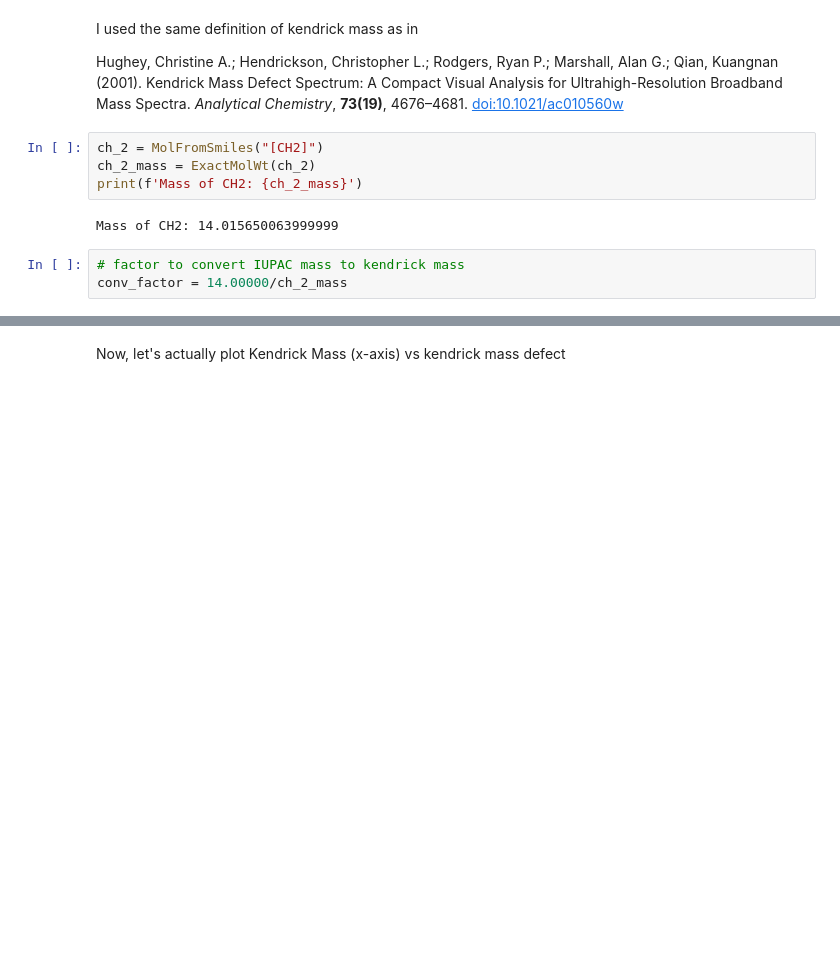
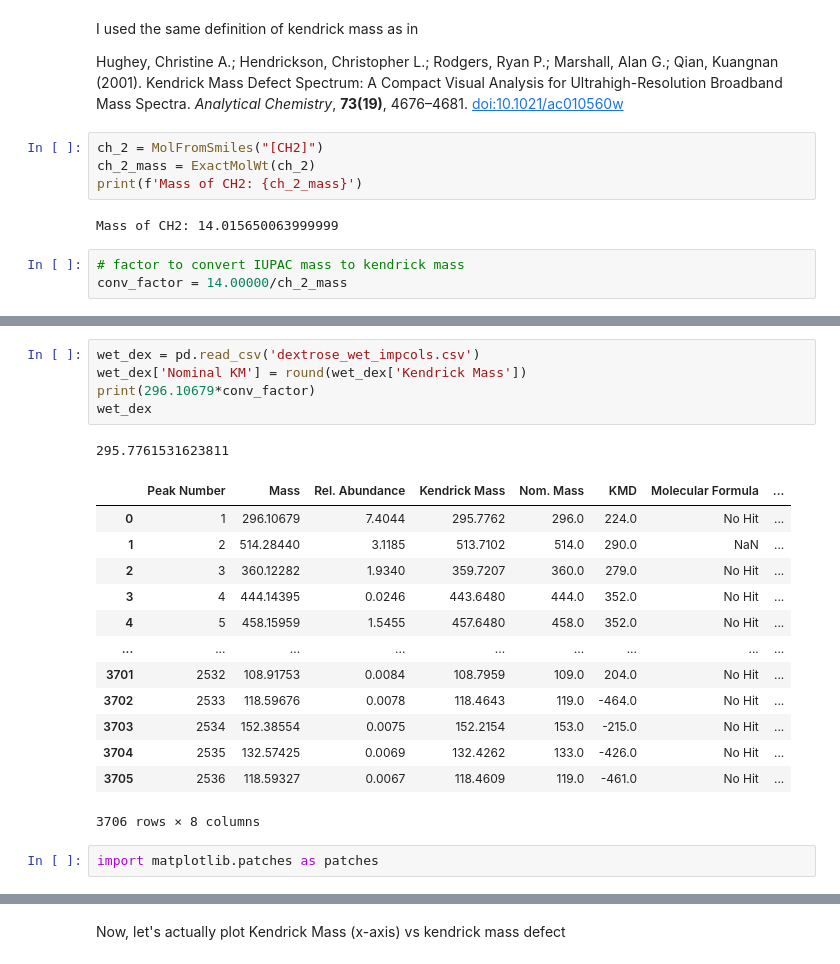
Before and after one commit to Reaction-Space-Explorer/reac-space-exp, a Jupyter notebook: plots/kmd_spectrum.ipynb, the cells around one changed output, grey strips where cells are left out. Saved outputs shown, nothing was run; the diff lists cells and outputs as text; blank space fills up the shorter version.

```diff
--- a/plots/kmd_spectrum.ipynb
+++ b/plots/kmd_spectrum.ipynb
@@ -20,0 +64,22 @@ conv_factor = 14.00000/ch_2_mass
+# %%
+wet_dex = pd.read_csv('dextrose_wet_impcols.csv')
+wet_dex['Nominal KM'] = round(wet_dex['Kendrick Mass'])
+print(296.10679*conv_factor)
+wet_dex
+# %% [output]
+295.7761531623811
+|  | Peak Number | Mass | Rel. Abundance | Kendrick Mass | Nom. Mass | KMD | Molecular Formula | ... |
+| 0 | 1 | 296.10679 | 7.4044 | 295.7762 | 296.0 | 224.0 | No Hit | ... |
+| 1 | 2 | 514.28440 | 3.1185 | 513.7102 | 514.0 | 290.0 | NaN | ... |
+| 2 | 3 | 360.12282 | 1.9340 | 359.7207 | 360.0 | 279.0 | No Hit | ... |
+| 3 | 4 | 444.14395 | 0.0246 | 443.6480 | 444.0 | 352.0 | No Hit | ... |
+| 4 | 5 | 458.15959 | 1.5455 | 457.6480 | 458.0 | 352.0 | No Hit | ... |
+| ... | ... | ... | ... | ... | ... | ... | ... | ... |
+| 3701 | 2532 | 108.91753 | 0.0084 | 108.7959 | 109.0 | 204.0 | No Hit | ... |
+| 3702 | 2533 | 118.59676 | 0.0078 | 118.4643 | 119.0 | -464.0 | No Hit | ... |
+| 3703 | 2534 | 152.38554 | 0.0075 | 152.2154 | 153.0 | -215.0 | No Hit | ... |
+| 3704 | 2535 | 132.57425 | 0.0069 | 132.4262 | 133.0 | -426.0 | No Hit | ... |
+| 3705 | 2536 | 118.59327 | 0.0067 | 118.4609 | 119.0 | -461.0 | No Hit | ... |
+3706 rows × 8 columns
+# %%
+import matplotlib.patches as patches
```
Also changed, not shown: parts of 6 cells of this notebook.
